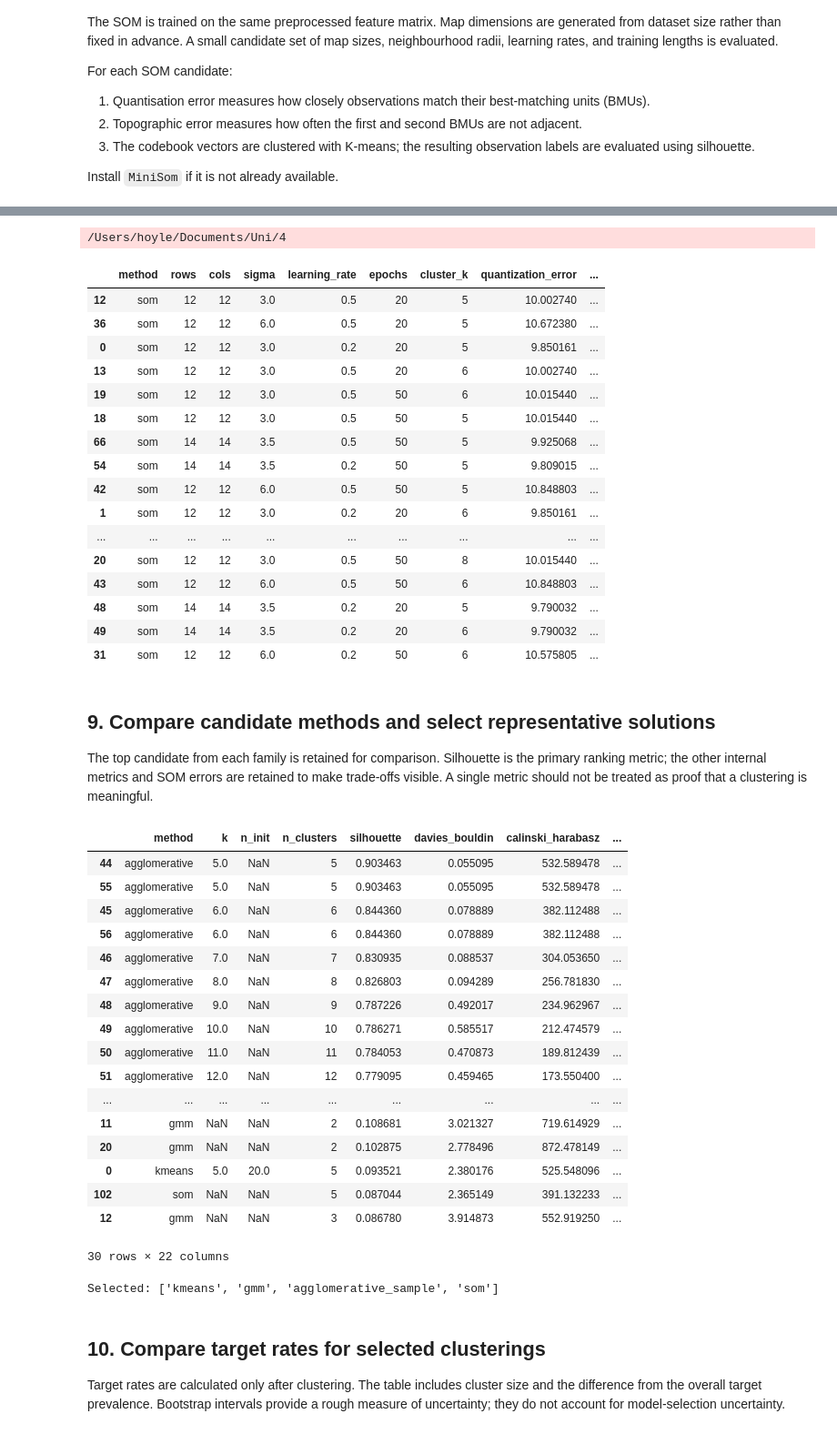
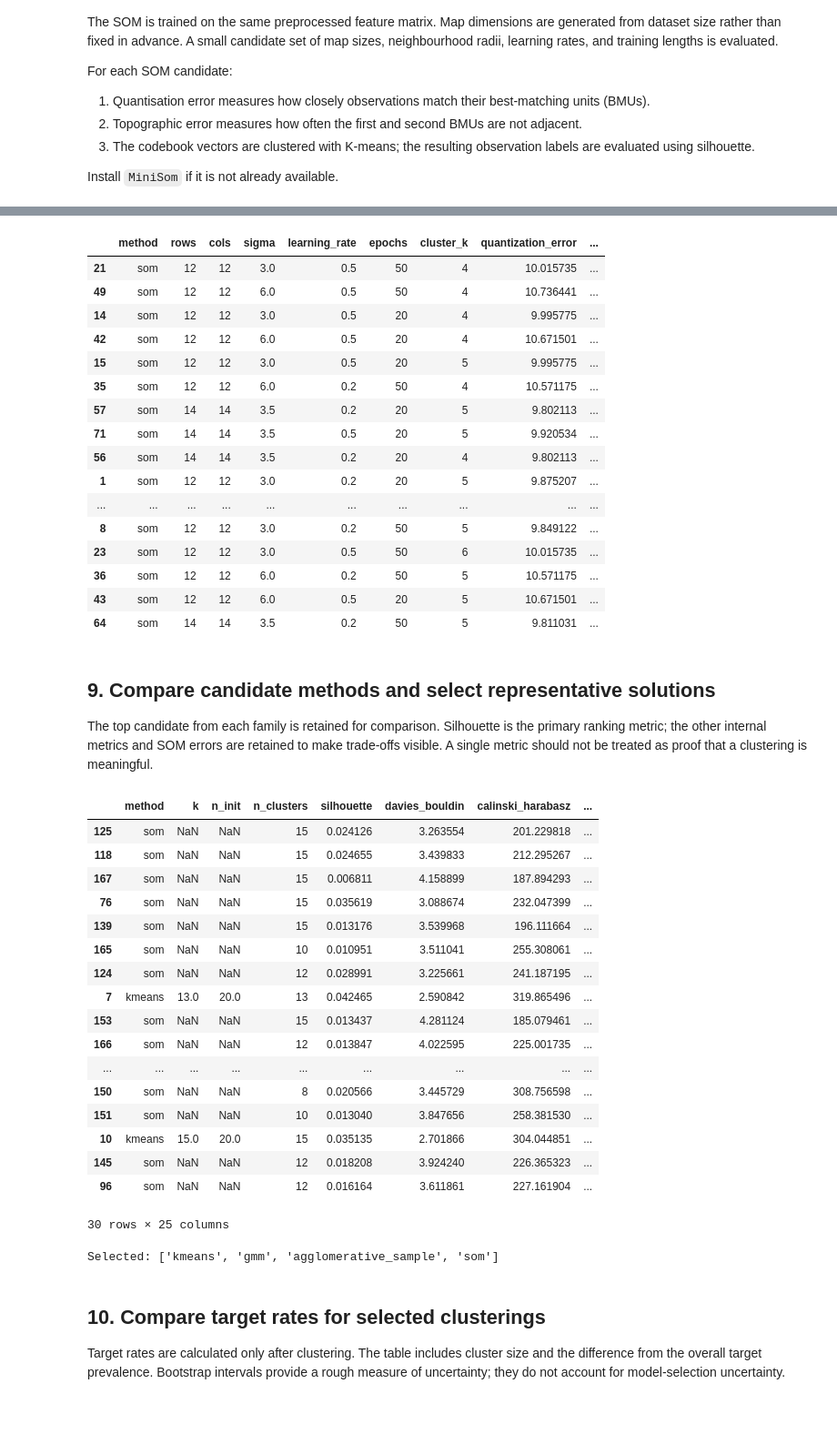
Before and after one commit to Trist4/MOR-assignment3, a Jupyter notebook: client_som_clustering_tuning.ipynb, the cells around one changed output, grey strips where cells are left out. Shown at 91% size. Cells and saved outputs as stored; diff of their text form; code cells hidden in the pictures.

```diff
--- a/client_som_clustering_tuning.ipynb
+++ b/client_som_clustering_tuning.ipynb
@@ -425,7 +424,7 @@ som_map_shapes = [(side, side) for side in map_sides[:2]]
 som_sigmas = [max(0.8, side / 4) for side in map_sides]
 som_learning_rates = [0.2, 0.5]
 som_epochs = [20, 50]
-som_cluster_counts = sorted(set([5, 6, 8, 10, 12, 15]))
+som_cluster_counts = sorted(set([4, 5, 6, 8, 10, 12, 15]))
 som_cluster_counts = [k for k in som_cluster_counts if k < n]
 
 # Use a deterministic subset for SOM hyperparameter search if n is very large.
@@ -497,24 +496,23 @@ else:
         ascending=[False, True, True]
     ).head(20))
 # %% [output]
-/Users/hoyle/Documents/Uni/4
 |  | method | rows | cols | sigma | learning_rate | epochs | cluster_k | quantization_error | ... |
-| 12 | som | 12 | 12 | 3.0 | 0.5 | 20 | 5 | 10.002740 | ... |
-| 36 | som | 12 | 12 | 6.0 | 0.5 | 20 | 5 | 10.672380 | ... |
-| 0 | som | 12 | 12 | 3.0 | 0.2 | 20 | 5 | 9.850161 | ... |
-| 13 | som | 12 | 12 | 3.0 | 0.5 | 20 | 6 | 10.002740 | ... |
-| 19 | som | 12 | 12 | 3.0 | 0.5 | 50 | 6 | 10.015440 | ... |
-| 18 | som | 12 | 12 | 3.0 | 0.5 | 50 | 5 | 10.015440 | ... |
-| 66 | som | 14 | 14 | 3.5 | 0.5 | 50 | 5 | 9.925068 | ... |
-| 54 | som | 14 | 14 | 3.5 | 0.2 | 50 | 5 | 9.809015 | ... |
-| 42 | som | 12 | 12 | 6.0 | 0.5 | 50 | 5 | 10.848803 | ... |
-| 1 | som | 12 | 12 | 3.0 | 0.2 | 20 | 6 | 9.850161 | ... |
+| 21 | som | 12 | 12 | 3.0 | 0.5 | 50 | 4 | 10.015735 | ... |
+| 49 | som | 12 | 12 | 6.0 | 0.5 | 50 | 4 | 10.736441 | ... |
+| 14 | som | 12 | 12 | 3.0 | 0.5 | 20 | 4 | 9.995775 | ... |
+| 42 | som | 12 | 12 | 6.0 | 0.5 | 20 | 4 | 10.671501 | ... |
+| 15 | som | 12 | 12 | 3.0 | 0.5 | 20 | 5 | 9.995775 | ... |
+| 35 | som | 12 | 12 | 6.0 | 0.2 | 50 | 4 | 10.571175 | ... |
+| 57 | som | 14 | 14 | 3.5 | 0.2 | 20 | 5 | 9.802113 | ... |
+| 71 | som | 14 | 14 | 3.5 | 0.5 | 20 | 5 | 9.920534 | ... |
+| 56 | som | 14 | 14 | 3.5 | 0.2 | 20 | 4 | 9.802113 | ... |
+| 1 | som | 12 | 12 | 3.0 | 0.2 | 20 | 5 | 9.875207 | ... |
 | ... | ... | ... | ... | ... | ... | ... | ... | ... | ... |
-| 20 | som | 12 | 12 | 3.0 | 0.5 | 50 | 8 | 10.015440 | ... |
-| 43 | som | 12 | 12 | 6.0 | 0.5 | 50 | 6 | 10.848803 | ... |
-| 48 | som | 14 | 14 | 3.5 | 0.2 | 20 | 5 | 9.790032 | ... |
-| 49 | som | 14 | 14 | 3.5 | 0.2 | 20 | 6 | 9.790032 | ... |
-| 31 | som | 12 | 12 | 6.0 | 0.2 | 50 | 6 | 10.575805 | ... |
+| 8 | som | 12 | 12 | 3.0 | 0.2 | 50 | 5 | 9.849122 | ... |
+| 23 | som | 12 | 12 | 3.0 | 0.5 | 50 | 6 | 10.015735 | ... |
+| 36 | som | 12 | 12 | 6.0 | 0.2 | 50 | 5 | 10.571175 | ... |
+| 43 | som | 12 | 12 | 6.0 | 0.5 | 20 | 5 | 10.671501 | ... |
+| 64 | som | 14 | 14 | 3.5 | 0.2 | 50 | 5 | 9.811031 | ... |
 # %% [markdown]
 ## 9. Compare candidate methods and select representative solutions
 
@@ -527,7 +573,7 @@ for table in [kmeans_results, gmm_results, agg_results, som_results]:
 
 all_results = pd.concat(candidate_tables, ignore_index=True, sort=False)
 display(all_results.sort_values(
-    ["silhouette", "davies_bouldin"], ascending=[False, True]
+    ["gini_gain", "silhouette"], ascending=[False, False]
 ).head(30))
 
 best_by_method = {}
@@ -557,50 +603,50 @@ if not som_results.empty:
     )
     chosen = som_candidates[key]
     chosen_som = chosen["som"]
     chosen_rows, chosen_cols = key[0], key[1]
     occupied = chosen["occupied"]
     neuron_labels = chosen["neuron_labels"]
     neuron_to_cluster = dict(zip(occupied, neuron_labels))
     full_bmu = np.array([chosen_som.winner(row) for row in X])
     full_bmu_flat = full_bmu[:, 0] * chosen_cols + full_bmu[:, 1]
     # A neuron not occupied during tuning is assigned to its nearest occupied
     # codebook vector, so every observation receives a cluster.
     occupied_vectors = chosen_som.get_weights().reshape(
         chosen_rows * chosen_cols, X.shape[1]
     )[occupied]
     all_weights = chosen_som.get_weights().reshape(
         chosen_rows * chosen_cols, X.shape[1]
     )
     for neuron_id in np.unique(full_bmu_flat):
         if neuron_id not in neuron_to_cluster:
             nearest = np.argmin(
                 np.linalg.norm(occupied_vectors - all_weights[neuron_id], axis=1)
             )
             neuron_to_cluster[neuron_id] = neuron_labels[nearest]
     best_by_method["som"] = np.array(
         [neuron_to_cluster[u] for u in full_bmu_flat]
     )
 
 print("Selected:", list(best_by_method))
 # %% [output]
 |  | method | k | n_init | n_clusters | silhouette | davies_bouldin | calinski_harabasz | ... |
-| 44 | agglomerative | 5.0 | NaN | 5 | 0.903463 | 0.055095 | 532.589478 | ... |
-| 55 | agglomerative | 5.0 | NaN | 5 | 0.903463 | 0.055095 | 532.589478 | ... |
-| 45 | agglomerative | 6.0 | NaN | 6 | 0.844360 | 0.078889 | 382.112488 | ... |
-| 56 | agglomerative | 6.0 | NaN | 6 | 0.844360 | 0.078889 | 382.112488 | ... |
-| 46 | agglomerative | 7.0 | NaN | 7 | 0.830935 | 0.088537 | 304.053650 | ... |
-| 47 | agglomerative | 8.0 | NaN | 8 | 0.826803 | 0.094289 | 256.781830 | ... |
-| 48 | agglomerative | 9.0 | NaN | 9 | 0.787226 | 0.492017 | 234.962967 | ... |
-| 49 | agglomerative | 10.0 | NaN | 10 | 0.786271 | 0.585517 | 212.474579 | ... |
-| 50 | agglomerative | 11.0 | NaN | 11 | 0.784053 | 0.470873 | 189.812439 | ... |
-| 51 | agglomerative | 12.0 | NaN | 12 | 0.779095 | 0.459465 | 173.550400 | ... |
+| 125 | som | NaN | NaN | 15 | 0.024126 | 3.263554 | 201.229818 | ... |
+| 118 | som | NaN | NaN | 15 | 0.024655 | 3.439833 | 212.295267 | ... |
+| 167 | som | NaN | NaN | 15 | 0.006811 | 4.158899 | 187.894293 | ... |
+| 76 | som | NaN | NaN | 15 | 0.035619 | 3.088674 | 232.047399 | ... |
+| 139 | som | NaN | NaN | 15 | 0.013176 | 3.539968 | 196.111664 | ... |
+| 165 | som | NaN | NaN | 10 | 0.010951 | 3.511041 | 255.308061 | ... |
+| 124 | som | NaN | NaN | 12 | 0.028991 | 3.225661 | 241.187195 | ... |
+| 7 | kmeans | 13.0 | 20.0 | 13 | 0.042465 | 2.590842 | 319.865496 | ... |
+| 153 | som | NaN | NaN | 15 | 0.013437 | 4.281124 | 185.079461 | ... |
+| 166 | som | NaN | NaN | 12 | 0.013847 | 4.022595 | 225.001735 | ... |
 | ... | ... | ... | ... | ... | ... | ... | ... | ... |
-| 11 | gmm | NaN | NaN | 2 | 0.108681 | 3.021327 | 719.614929 | ... |
-| 20 | gmm | NaN | NaN | 2 | 0.102875 | 2.778496 | 872.478149 | ... |
-| 0 | kmeans | 5.0 | 20.0 | 5 | 0.093521 | 2.380176 | 525.548096 | ... |
-| 102 | som | NaN | NaN | 5 | 0.087044 | 2.365149 | 391.132233 | ... |
-| 12 | gmm | NaN | NaN | 3 | 0.086780 | 3.914873 | 552.919250 | ... |
+| 150 | som | NaN | NaN | 8 | 0.020566 | 3.445729 | 308.756598 | ... |
+| 151 | som | NaN | NaN | 10 | 0.013040 | 3.847656 | 258.381530 | ... |
+| 10 | kmeans | 15.0 | 20.0 | 15 | 0.035135 | 2.701866 | 304.044851 | ... |
+| 145 | som | NaN | NaN | 12 | 0.018208 | 3.924240 | 226.365323 | ... |
+| 96 | som | NaN | NaN | 12 | 0.016164 | 3.611861 | 227.161904 | ... |
-30 rows × 22 columns
+30 rows × 25 columns
 Selected: ['kmeans', 'gmm', 'agglomerative_sample', 'som']
 # %% [markdown]
 ## 10. Compare target rates for selected clusterings
```
Also changed, not shown: parts of 12 cells of this notebook.
